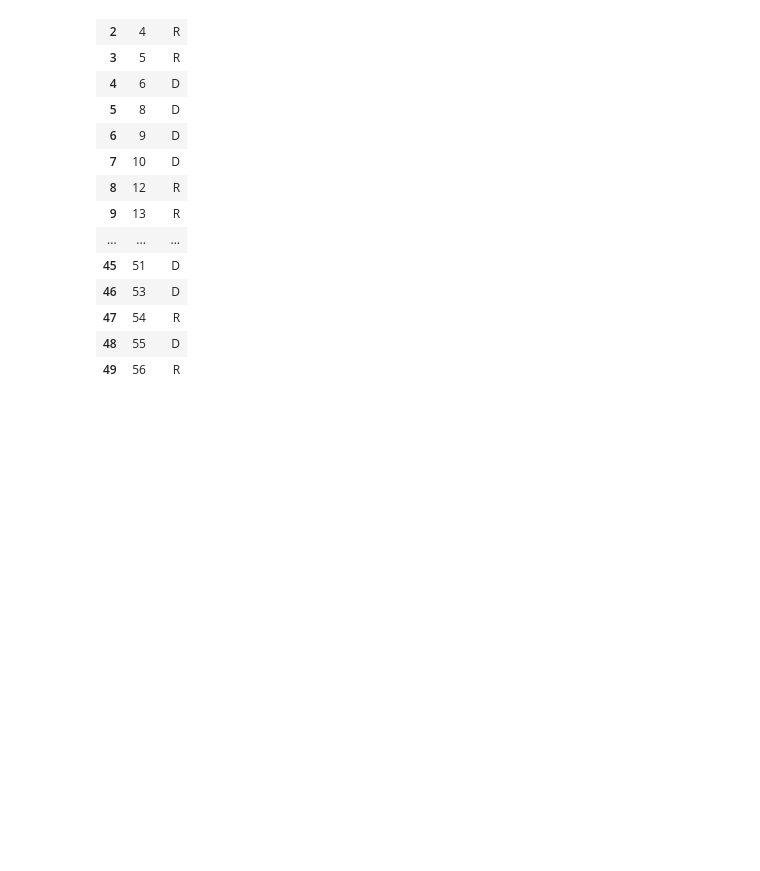
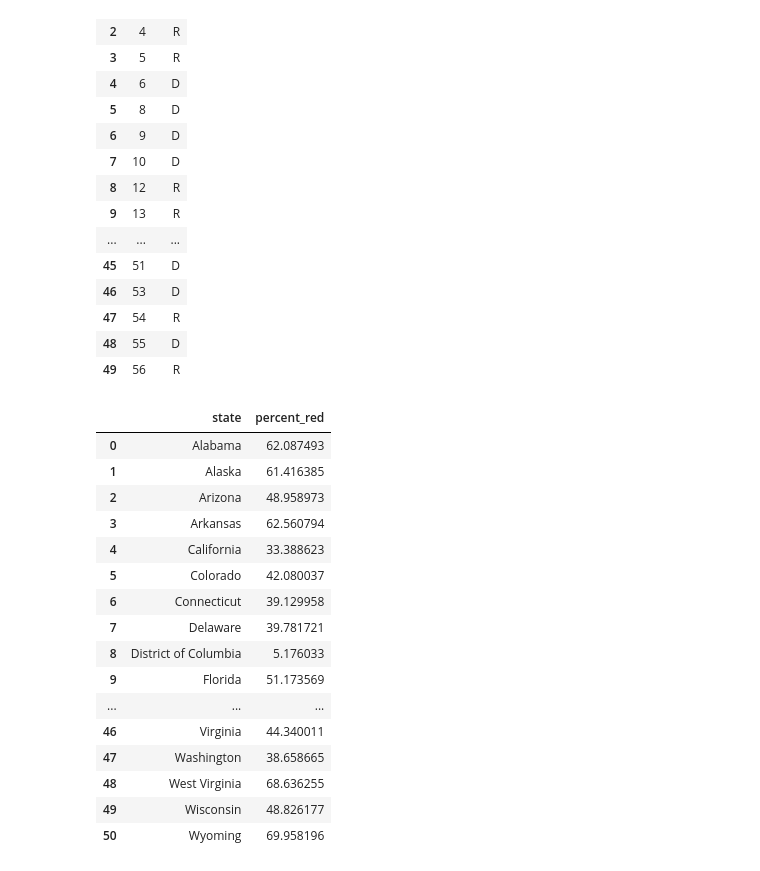
Before and after one commit to danvalen1/Corona-Employment, a Jupyter notebook: notebooks/tjh/geo-pol-covid-df-creation.ipynb, the cells around one changed output. Cells and saved outputs as stored; diff of their text form; code cells hidden in the pictures; blank space fills up the shorter version.

```diff
--- a/notebooks/tjh/geo-pol-covid-df-creation.ipynb
+++ b/notebooks/tjh/geo-pol-covid-df-creation.ipynb
@@ -341,0 +337,20 @@ fip_gov_df
+# %%
+percent_red.reset_index()
+# %% [output]
+|  | state | percent_red |
+| 0 | Alabama | 62.087493 |
+| 1 | Alaska | 61.416385 |
+| 2 | Arizona | 48.958973 |
+| 3 | Arkansas | 62.560794 |
+| 4 | California | 33.388623 |
+| 5 | Colorado | 42.080037 |
+| 6 | Connecticut | 39.129958 |
+| 7 | Delaware | 39.781721 |
+| 8 | District of Columbia | 5.176033 |
+| 9 | Florida | 51.173569 |
+| ... | ... | ... |
+| 46 | Virginia | 44.340011 |
+| 47 | Washington | 38.658665 |
+| 48 | West Virginia | 68.636255 |
+| 49 | Wisconsin | 48.826177 |
+| 50 | Wyoming | 69.958196 |
```
Also changed, not shown: parts of 7 cells of this notebook, 7 other files.
